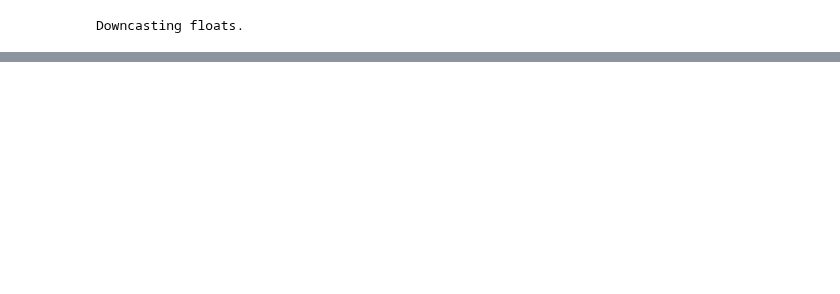
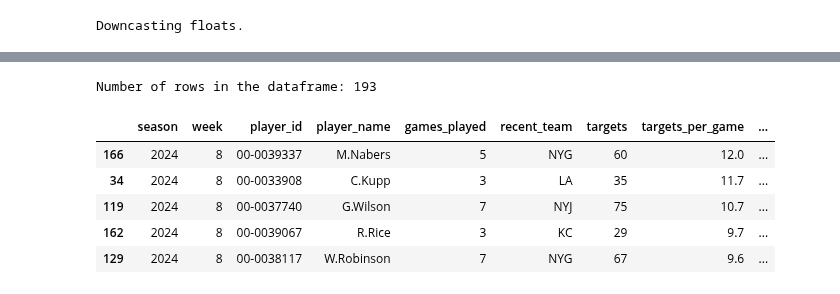
Before and after one commit to ARCtechmo/fanfav, a Jupyter notebook: wr_model_A_test.ipynb, the cells around one changed output, grey strips where cells are left out. Cells and saved outputs as stored; diff of their text form; code cells hidden in the pictures; blank space fills up the shorter version.

```diff
--- a/wr_model_A_test.ipynb
+++ b/wr_model_A_test.ipynb
@@ -125,12 +73,0 @@ def wr_tgts_7plus_per_game_current_season():
-# %%
-# Filter to show only WR positions
-wr_data_all_years = nfl_data_all_years[nfl_data_all_years['position'] == 'WR']
-
-# Select only the relevant columns for WRs
-wr_tgt_data_all_years = wr_data_all_years[wr_tgt_columns]
-
-# Call the function to get the filtered WRs for the current season
-wr_filtered_season = wr_tgts_7plus_per_game_current_season()
-
-# Display the filtered data for verification
-display(HTML(wr_filtered_season.head().to_html(index=False)))
@@ -227,0 +74,64 @@ display(wr_with_criteria_flags.head())
+# %%
+# Function to return all wide receivers and add a boolean column for avg 7+ targets per game
+def wr_tgts_all_per_game_current_season():
+    # Step 1: Filter the data to include only the current season (current_year)
+    wr_current_season = wr_tgt_data_all_years[wr_tgt_data_all_years['season'] == current_year]
+
+    # Step 2: Get the most recent week (current NFL week)
+    current_nfl_week = get_current_week()
+
+    # Step 3: Group by player to sum cumulative stats (targets, receptions, receiving yards) and calculate games played
+    wr_grouped = wr_current_season.groupby(['season', 'player_id', 'player_name', 'recent_team'], as_index=False).agg({
+        'targets': 'sum',               # Total targets over the season
+        'receptions': 'sum',            # Total receptions over the season
+        'receiving_yards': 'sum',       # Total receiving yards over the season
+        'target_share': 'mean',         # Average target share over the season
+        'week': 'count'                 # Number of games played (count of weeks)
+    }).rename(columns={'week': 'games_played'})
+
+    # Step 4: Calculate targets per game, receptions per game, and receiving yards per game
+    wr_grouped['targets_per_game'] = wr_grouped['targets'] / wr_grouped['games_played']
+    wr_grouped['receptions_per_game'] = wr_grouped['receptions'] / wr_grouped['games_played']
+    wr_grouped['receiving_yards_per_game'] = wr_grouped['receiving_yards'] / wr_grouped['games_played']
+
+    # Step 5: Add a boolean column to check if the player has an average of 7+ targets per game
+    wr_grouped['avg_7tgs_per_game_bool'] = wr_grouped['targets_per_game'] >= 7
+
+    # Step 6: Add the 'week' column with the current NFL week for all rows using .loc[] to avoid SettingWithCopyWarning
+    wr_grouped.loc[:, 'week'] = current_nfl_week
+
+    # Step 7: Round the values of the specified columns
+    wr_grouped['targets_per_game'] = wr_grouped['targets_per_game'].round(1)
+    wr_grouped['receptions_per_game'] = wr_grouped['receptions_per_game'].round(1)
+    wr_grouped['receiving_yards_per_game'] = wr_grouped['receiving_yards_per_game'].round(1)
+    wr_grouped['target_share'] = wr_grouped['target_share'].round(3)
+    wr_grouped['receiving_yards'] = wr_grouped['receiving_yards'].astype(int)  # Ensure no decimals for receiving_yards
+
+    # Step 8: Reorder the columns as requested
+    wr_grouped = wr_grouped[['season', 'week', 'player_id', 'player_name', 'games_played', 'recent_team',
+                             'targets', 'targets_per_game', 'target_share', 'receptions', 'receptions_per_game',
+                             'receiving_yards', 'receiving_yards_per_game', 'avg_7tgs_per_game_bool']]
+
+    # Step 9: Sort by targets per game in descending order
+    wr_sorted = wr_grouped.sort_values(by='targets_per_game', ascending=False)
+
+    # Return the dataframe with all wide receivers and the avg_7tgs_per_game_bool column
+    return wr_sorted
+
+# Run the revised function
+wr_all_wr_with_avg_tgts_df = wr_tgts_all_per_game_current_season()
+
+# Count the number of rows in the dataframe
+wr_row_count = wr_all_wr_with_avg_tgts_df.shape[0]
+print(f"Number of rows in the dataframe: {wr_row_count}")
+
+# Display the first few rows to verify the data
+wr_all_wr_with_avg_tgts_df.head()
+# %% [output]
+Number of rows in the dataframe: 193
+|  | season | week | player_id | player_name | games_played | recent_team | targets | targets_per_game | ... |
+| 166 | 2024 | 8 | 00-0039337 | M.Nabers | 5 | NYG | 60 | 12.0 | ... |
+| 34 | 2024 | 8 | 00-0033908 | C.Kupp | 3 | LA | 35 | 11.7 | ... |
+| 119 | 2024 | 8 | 00-0037740 | G.Wilson | 7 | NYJ | 75 | 10.7 | ... |
+| 162 | 2024 | 8 | 00-0039067 | R.Rice | 3 | KC | 29 | 9.7 | ... |
+| 129 | 2024 | 8 | 00-0038117 | W.Robinson | 7 | NYG | 67 | 9.6 | ... |
```
Also changed, not shown: parts of 23 cells of this notebook.
